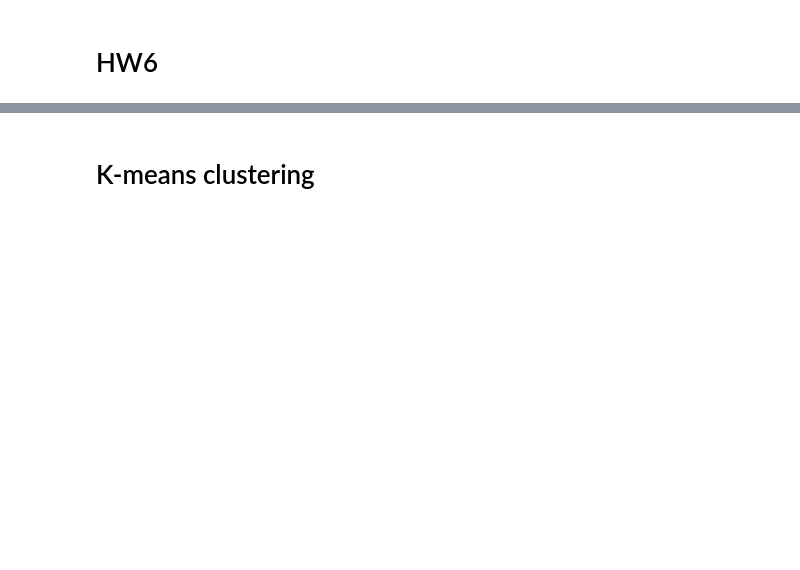
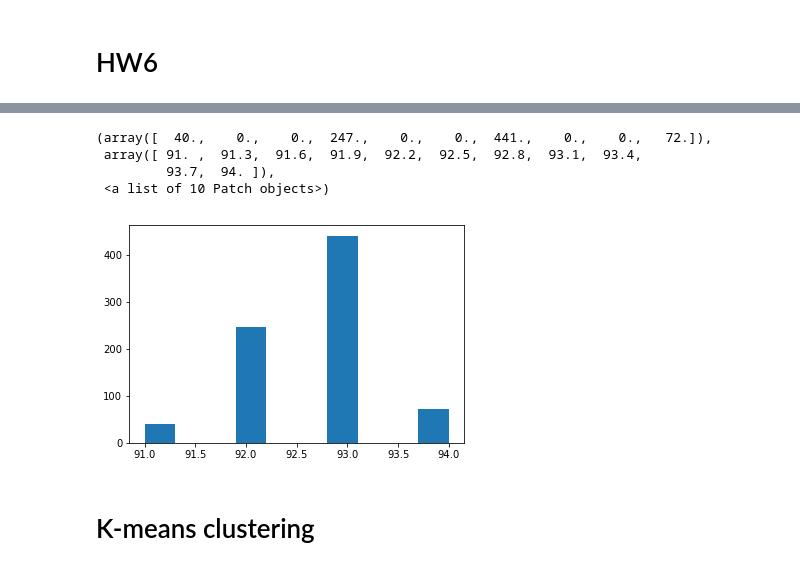
Before and after one commit to jngaravitoc/Lecture_notes_UofA, a Jupyter notebook: DataScience/HWs/HW6.ipynb, the cells around one changed output, grey strips where cells are left out. Cells and saved outputs as stored; diff of their text form; code cells hidden in the pictures; blank space fills up the shorter version.

```diff
--- a/DataScience/HWs/HW6.ipynb
+++ b/DataScience/HWs/HW6.ipynb
@@ -29 +36,12 @@ def substract_max_data(data):
+# %%
+def genre_data(data3):
+    data_copy3 = copy(data3)
+    for i in range((20)):
+        x_vals = array(list((set(data3[:,i]))))
+        values = arange(1, len(x_vals)+1)
+        if i!=8:
+            for j in range(len(data3)-1):
+                index = where(data3[j,i]==x_vals)[0]
+                data_copy3[j,i] = values[index]
+    return data_copy3
 # %%
@@ -41,0 +55,4 @@ X_test = test
+# %%
+train_genre = genre_data(training)
+validation_genre = genre_data(validation)
+test_genre = genre_data(test)
@@ -41,0 +67,8 @@ X_test = test
+# %%
+hist(train_genre[:,8])
+# %% [output]
+(array([  40.,    0.,    0.,  247.,    0.,    0.,  441.,    0.,    0.,   72.]),
+ array([ 91. ,  91.3,  91.6,  91.9,  92.2,  92.5,  92.8,  93.1,  93.4,
+         93.7,  94. ]),
+ <a list of 10 Patch objects>)
+[figure, added]
```
Also changed, not shown: parts of 55 cells of this notebook, 1 other file.
